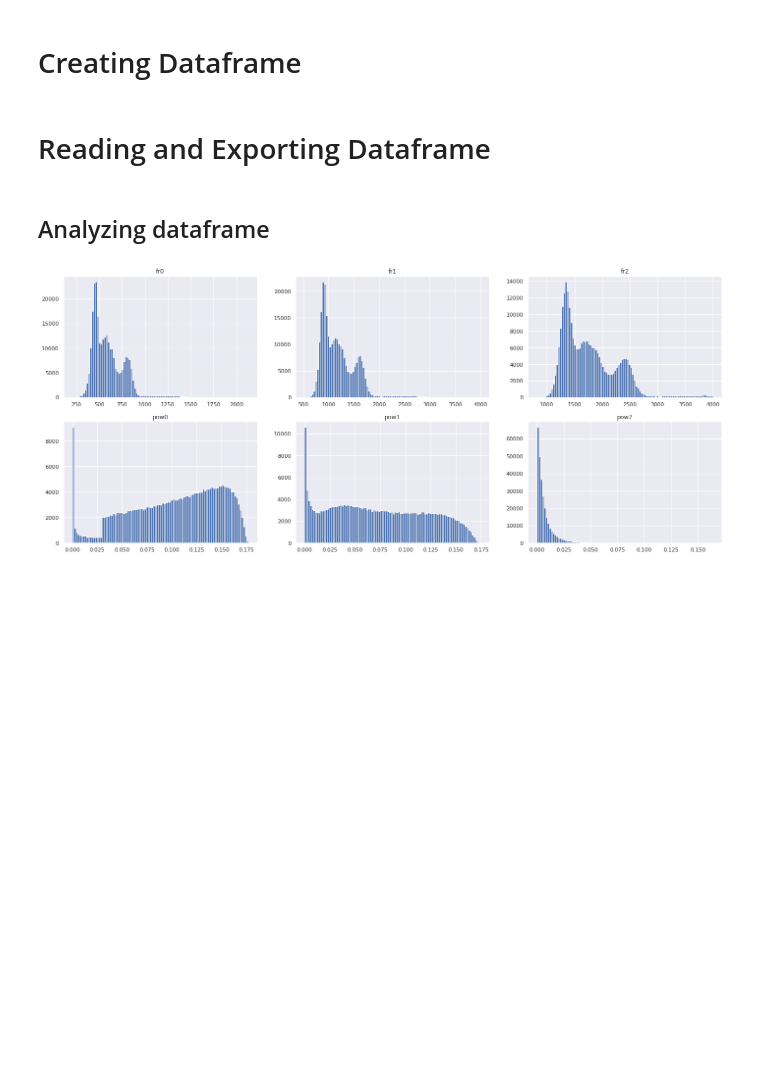
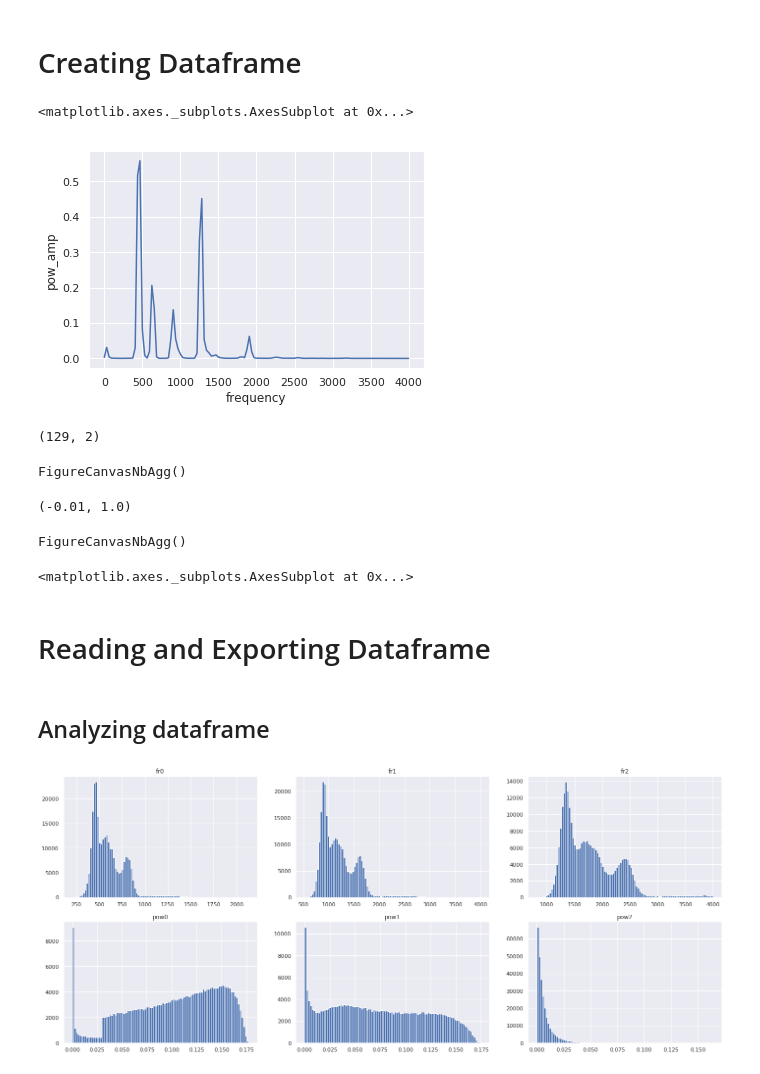
Before and after one commit to kalfasyan/wingbeat_frequencies, a Jupyter notebook: CreatingReadingExploring.ipynb, the cells around one changed output. Saved outputs shown, nothing was run; the diff lists cells and outputs as text; code cells hidden in the pictures; blank space fills up the shorter version.

```diff
--- a/CreatingReadingExploring.ipynb
+++ b/CreatingReadingExploring.ipynb
@@ -21,3 +21,52 @@ import seaborn as sns
 sns.set()
 # %%
 X_names, y = get_data(target_names=all_6, nr_signals=np.inf, only_names=True)
+# %%
+rdm = np.random.randint(0,280000)
+
+data = read_simple([X_names[rdm]])[0].T
+data_psd = power_spectral_density(data)
+sns.lineplot(data=data_psd, x='frequency', y='pow_amp')
+# %% [output]
+<matplotlib.axes._subplots.AxesSubplot at 0x...>
+[figure, added]
+# %%
+data_psd.shape
+# %% [output]
+(129, 2)
+# %%
+from scipy import signal as sg
+from scipy.signal import find_peaks
+from sklearn.preprocessing import normalize
+
+crop=False; bandpass=False,
+fs=F_S; scaling='density'; window='hanning'; nperseg=256; noverlap=128+64; nfft=None
+
+rdm = np.random.randint(0,280000)
+data = read_simple([X_names[rdm]])[0].T
+
+sig = data
+if bandpass: # Buttersworth bandpass filter
+    sig = butter_bandpass_filter(data=data.flatten(), lowcut=L_CUTOFF, highcut=H_CUTOFF, fs=F_S, order=B_ORDER)
+if crop: # Perform cropping
+    sig = crop_signal(sig, window=300, intens_threshold=0.0004, offset=200)
+    if sig is None or sig.empty or sig.shape[0] < 256:
+        logging.warning('Signal is None, empty or too small after cropping!')
+        raise ValueError('SSS')
+
+# Calculating PSD
+freqs, p_amps = sg.welch(data, fs=fs, scaling=scaling, window=window, nfft=nfft, nperseg=nperseg, noverlap=noverlap)
+# Normalization of PSD amplitudes
+p_amps = normalize(p_amps.reshape(-1,1), norm='l2', axis=0).reshape(-1,)#10*np.log10(p_amps.reshape(-1,1)).reshape(-1,)#
+psd = pd.concat([pd.Series(freqs), pd.Series(p_amps)], axis=1)
+# Cropping up to 2500 Hz (mosquitos don't have more)
+# psd = psd.iloc[:crop_hz,:]
+psd.columns = ['frequency','pow_amp']
+
+plt.close("all")
+plt.figure(figsize=(12,6))
+sns.lineplot(data=psd, x='frequency', y='pow_amp')
+plt.ylim(-0.01,1.)
+# %% [output]
+FigureCanvasNbAgg()
+(-0.01, 1.0)
@@ -23,0 +75,7 @@ X_names, y = get_data(target_names=all_6, nr_signals=np.inf, only_names=True)
+# %%
+%matplotlib widget
+plt.figure(figsize=(12,6))
+sns.lineplot(data=psd, x='frequency', y='pow_amp')
+# %% [output]
+FigureCanvasNbAgg()
+<matplotlib.axes._subplots.AxesSubplot at 0x...>
```
Also changed, not shown: parts of 3 cells of this notebook, 19 other files.
